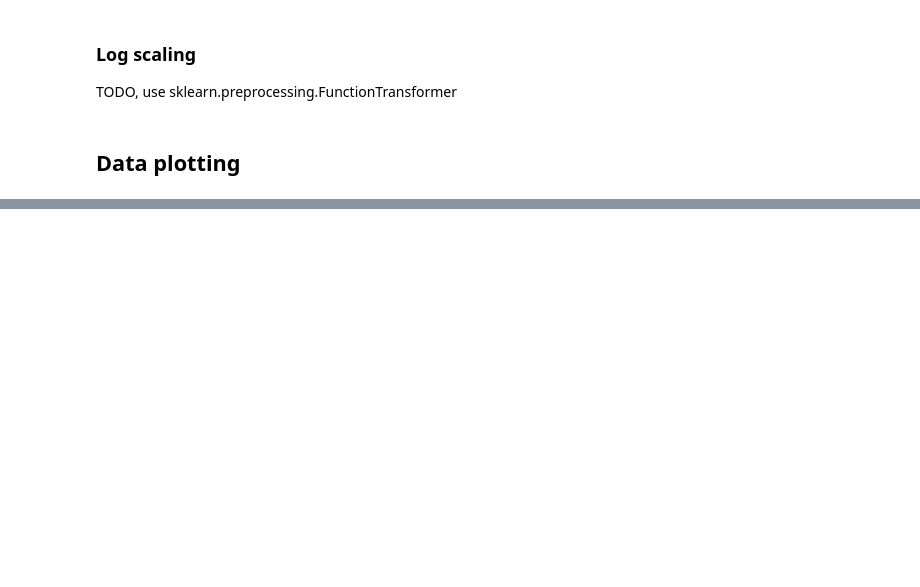
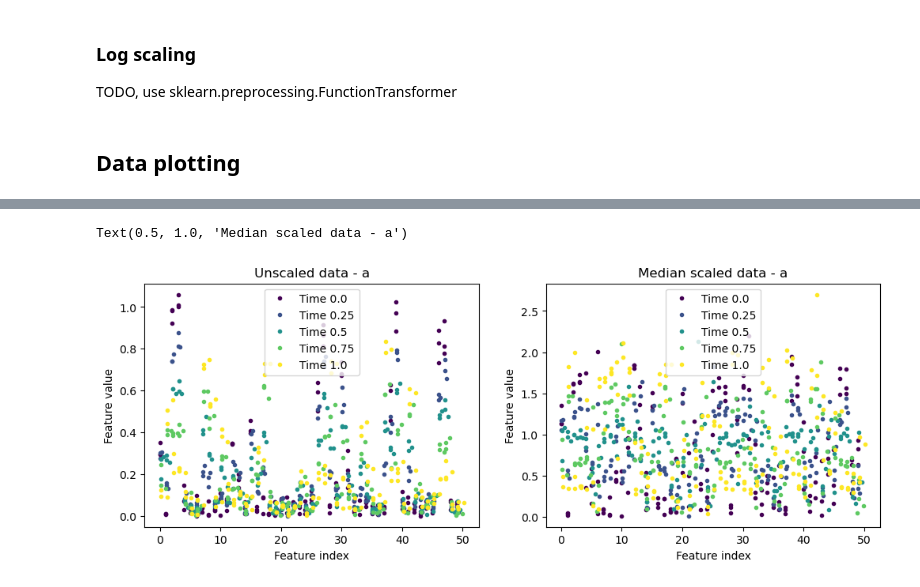
Before and after one commit to swaldherr/podomics, a Jupyter notebook: Tutorial.ipynb, the cells around one changed output, grey strips where cells are left out. Saved outputs shown, nothing was run; the diff lists cells and outputs as text; code cells hidden in the pictures; blank space fills up the shorter version.

```diff
--- a/Tutorial.ipynb
+++ b/Tutorial.ipynb
@@ -145,0 +84,12 @@ omics.data
+# %%
+fig, axs = pyplot.subplots(1, 2, figsize=(12, 4))
+omics.plot(ax=axs[0], condition="a")
+omics_medscaled.plot(ax=axs[1], condition="a")
+for ax in axs:
+    ax.set_xlabel("Feature index")
+    ax.set_ylabel("Feature value")
+axs[0].set_title("Unscaled data - a")
+axs[1].set_title("Median scaled data - a")
+# %% [output]
+Text(0.5, 1.0, 'Median scaled data - a')
+[figure, added]
```
Also changed, not shown: parts of 12 cells of this notebook, 4 other files.
